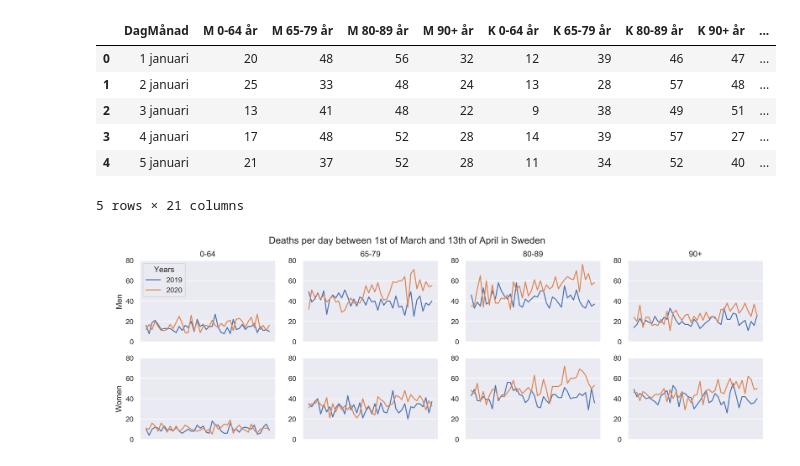
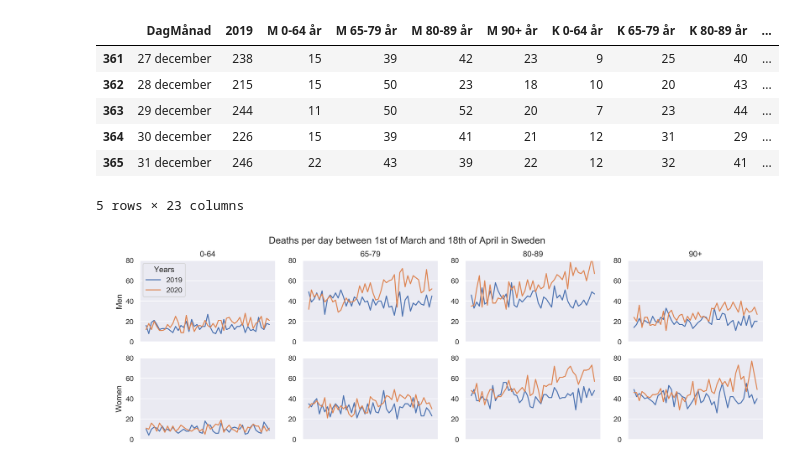
Before and after one commit to vistio/COVID19, a Jupyter notebook: excess_mortality.ipynb, the cells around one changed output. Drawn from its saved outputs; the diff is of its cells as text; code cells hidden in the pictures.

```diff
--- a/excess_mortality.ipynb
+++ b/excess_mortality.ipynb
@@ -5,6 +5,7 @@ import pandas as pd
 import seaborn as sns
 
 file_name = '2020-04-17---preliminar-statistik-over-doda-inkl-eng.xlsx'
+file_name = '2020-04-24---preliminar-statistik-over-doda-inkl-eng.xlsx'
 
 deaths = pd.read_excel(
     'data/'+file_name,
@@ -20,17 +21,17 @@ sns.set(rc={
     'figure.dpi': '300'
 })
 # %%
-deaths.head()
+deaths.tail()
 # %% [output]
-|  | DagMånad | M 0-64 år | M 65-79 år | M 80-89 år | M 90+ år | K 0-64 år | K 65-79 år | K 80-89 år | K 90+ år | ... |
-| 0 | 1 januari | 20 | 48 | 56 | 32 | 12 | 39 | 46 | 47 | ... |
-| 1 | 2 januari | 25 | 33 | 48 | 24 | 13 | 28 | 57 | 48 | ... |
-| 2 | 3 januari | 13 | 41 | 48 | 22 | 9 | 38 | 49 | 51 | ... |
-| 3 | 4 januari | 17 | 48 | 52 | 28 | 14 | 39 | 57 | 27 | ... |
-| 4 | 5 januari | 21 | 37 | 52 | 28 | 11 | 34 | 52 | 40 | ... |
+|  | DagMånad | 2019 | M 0-64 år | M 65-79 år | M 80-89 år | M 90+ år | K 0-64 år | K 65-79 år | K 80-89 år | ... |
+| 361 | 27 december | 238 | 15 | 39 | 42 | 23 | 9 | 25 | 40 | ... |
+| 362 | 28 december | 215 | 15 | 50 | 23 | 18 | 10 | 20 | 43 | ... |
+| 363 | 29 december | 244 | 11 | 50 | 52 | 20 | 7 | 23 | 44 | ... |
+| 364 | 30 december | 226 | 15 | 39 | 41 | 21 | 12 | 31 | 29 | ... |
+| 365 | 31 december | 246 | 22 | 43 | 39 | 22 | 12 | 32 | 41 | ... |
-5 rows × 21 columns
+5 rows × 23 columns
 # %%
-cdeaths = deaths.query("Sort > 301 & Sort < 413")
+cdeaths = deaths.query("Sort > 301 & Sort < 418")
 # %%
 f, axes = plt.subplots(2,4)
 
@@ -60,32 +61,32 @@ sns.lineplot(data=cdeaths, x=x, y='K 80-89 år.1', ax=axes[1][2])
 # 90+
 sns.lineplot(data=cdeaths, x=x, y='M 90+ år', ax=axes[0][3])
 sns.lineplot(data=cdeaths, x=x, y='M 90+ år.1', ax=axes[0][3])
 
 sns.lineplot(data=cdeaths, x=x, y='K 90+ år', ax=axes[1][3])
 sns.lineplot(data=cdeaths, x=x, y='K 90+ år.1', ax=axes[1][3])
 
 
 tmp = plt.xticks(rotation=90)
 tmp = plt.setp(axes, xticks=[], xlabel=None, ylabel=None, ylim=(0,80))
 
 axes[0][0].set_ylabel('Men')
 axes[1][0].set_ylabel('Women')
 axes[0][0].set_title('0-64')
 axes[0][1].set_title('65-79')
 axes[0][2].set_title('80-89')
 axes[0][3].set_title('90+')
 
 f.legend([g1, g2],                   # The line objects
            labels=['2019','2020'],   # The labels for each line
            loc=(0.07,0.7),           # Position of legend
            borderaxespad=0.1,        # Small spacing around legend box
            title='Years'             # Title for the legend
            )
 
 plt.subplots_adjust(right=1)
 
-f.suptitle('Deaths per day between 1st of March and 13th of April in Sweden')
+f.suptitle('Deaths per day between 1st of March and 18th of April in Sweden')
 
 plt.savefig('graphs/dpd.png', bbox_inches='tight')
 # %% [output]
-[figure, old version]
+[figure, new version]
```
Also changed, not shown: 12 other files.
